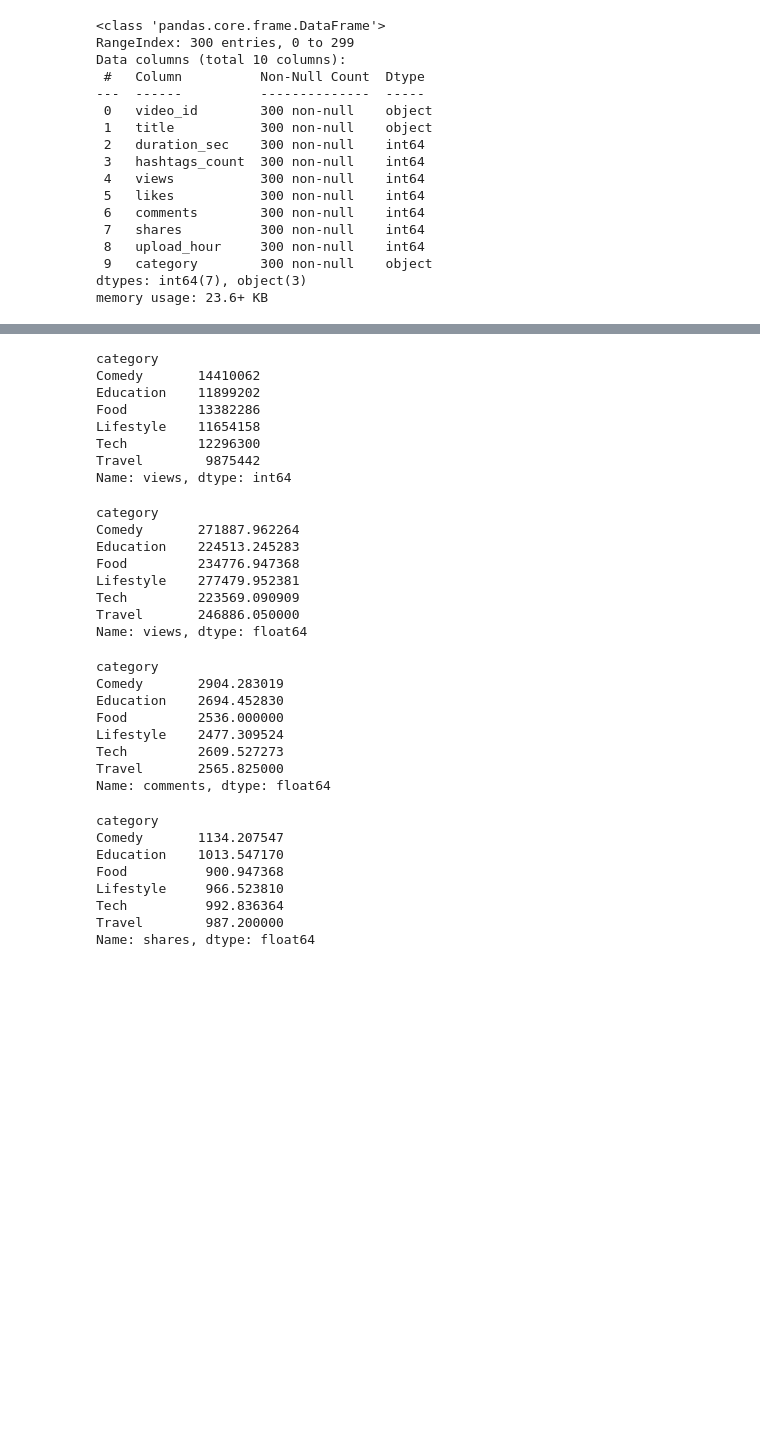
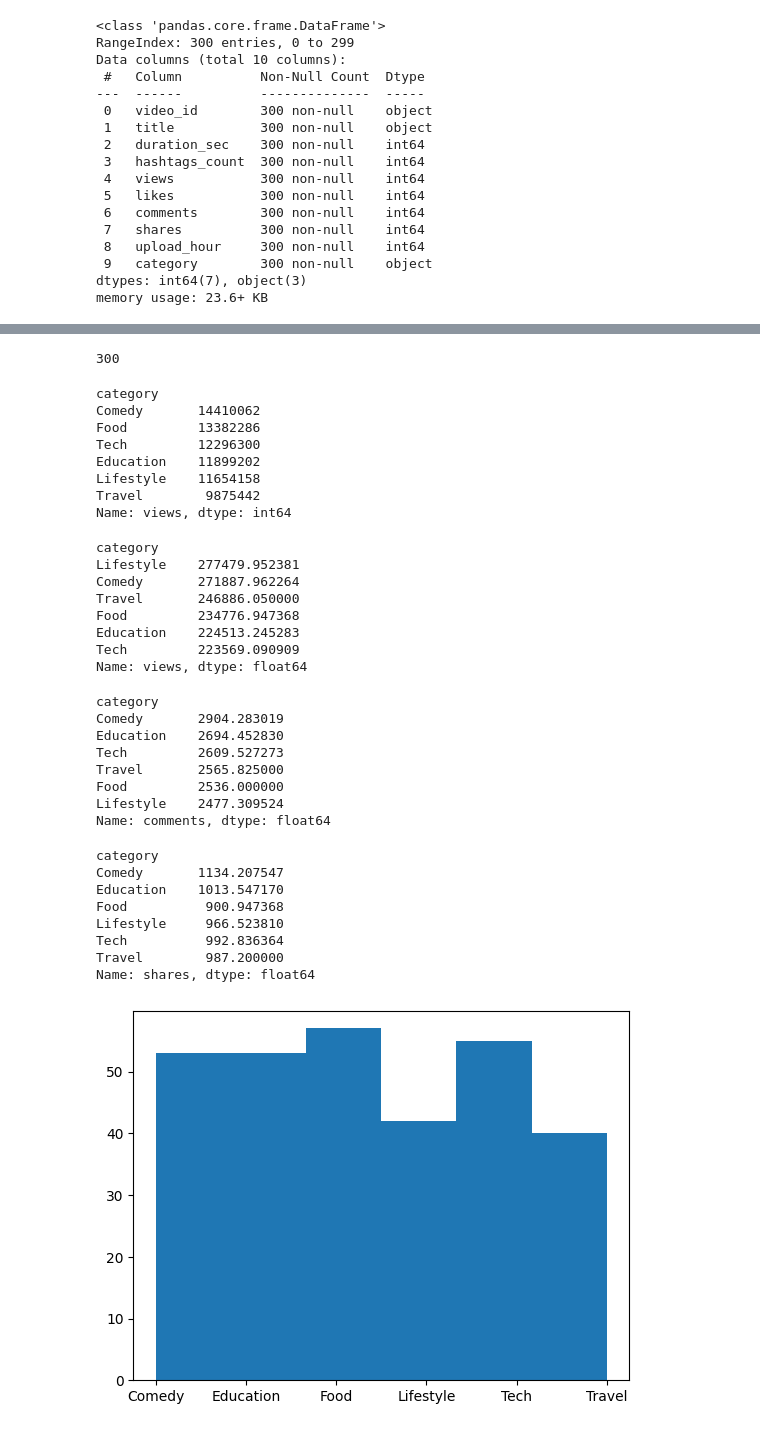
Before and after one commit to vilas-kr/daily-tasks, a Jupyter notebook: 13-01-2026/youtube_analysis.ipynb, the cells around one changed output, grey strips where cells are left out. Cells and saved outputs as stored; diff of their text form; code cells hidden in the pictures; blank space fills up the shorter version.

```diff
--- a/13-01-2026/youtube_analysis.ipynb
+++ b/13-01-2026/youtube_analysis.ipynb
@@ -62,37 +62,41 @@ Tech         55
 Travel       40
 Name: video_id, dtype: int64
+# %%
+df['video_id'].unique().size
+# %% [output]
+300
 # %%
-df.groupby('category')['views'].sum()
+df.groupby('category')['views'].sum().sort_values(ascending=False)
 # %% [output]
 category
 Comedy       14410062
+Food         13382286
+Tech         12296300
 Education    11899202
-Food         13382286
 Lifestyle    11654158
-Tech         12296300
 Travel        9875442
 Name: views, dtype: int64
 # %%
-df.groupby('category')['views'].mean()
+df.groupby('category')['views'].mean().sort_values(ascending=False)
 # %% [output]
 category
+Lifestyle    277479.952381
 Comedy       271887.962264
+Travel       246886.050000
+Food         234776.947368
 Education    224513.245283
-Food         234776.947368
-Lifestyle    277479.952381
 Tech         223569.090909
-Travel       246886.050000
 Name: views, dtype: float64
 # %%
-df.groupby('category')['comments'].mean()
+df.groupby('category')['comments'].mean().sort_values(ascending=False)
 # %% [output]
 category
 Comedy       2904.283019
 Education    2694.452830
+Tech         2609.527273
+Travel       2565.825000
 Food         2536.000000
 Lifestyle    2477.309524
-Tech         2609.527273
-Travel       2565.825000
 Name: comments, dtype: float64
 # %%
 df.groupby('category')['shares'].mean()
@@ -106,4 +110,7 @@ Tech          992.836364
 Travel        987.200000
 Name: shares, dtype: float64
 # %%
-df.groupby('category')['']
+plt.hist(df['category'].sort_values(), bins=len(df['category'].unique()))
+plt.show()
+# %% [output]
+[figure, added]
```
Also changed, not shown: parts of 6 cells of this notebook.
